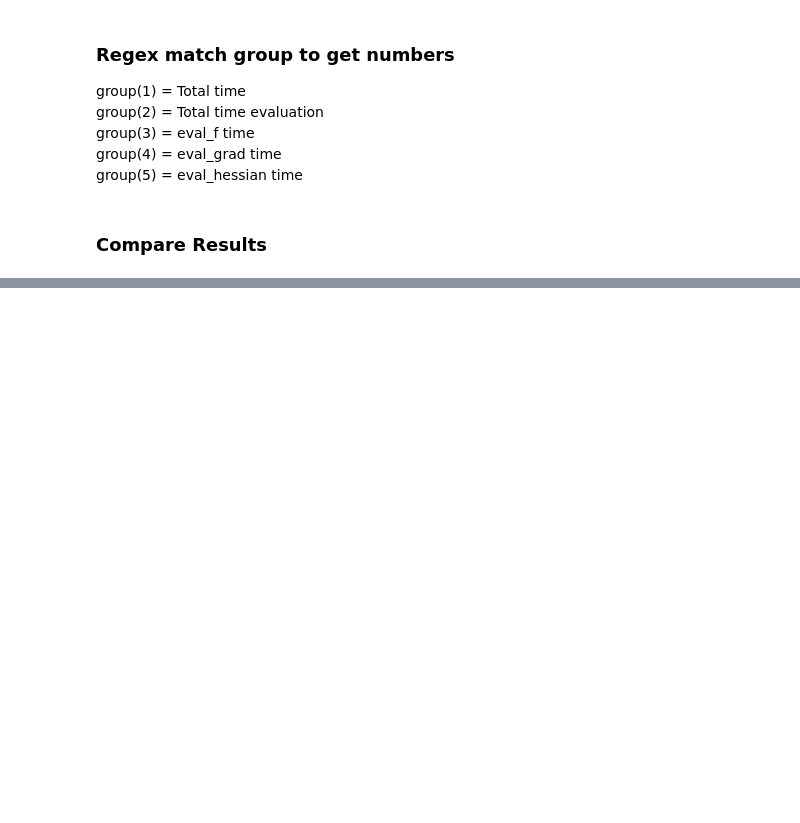
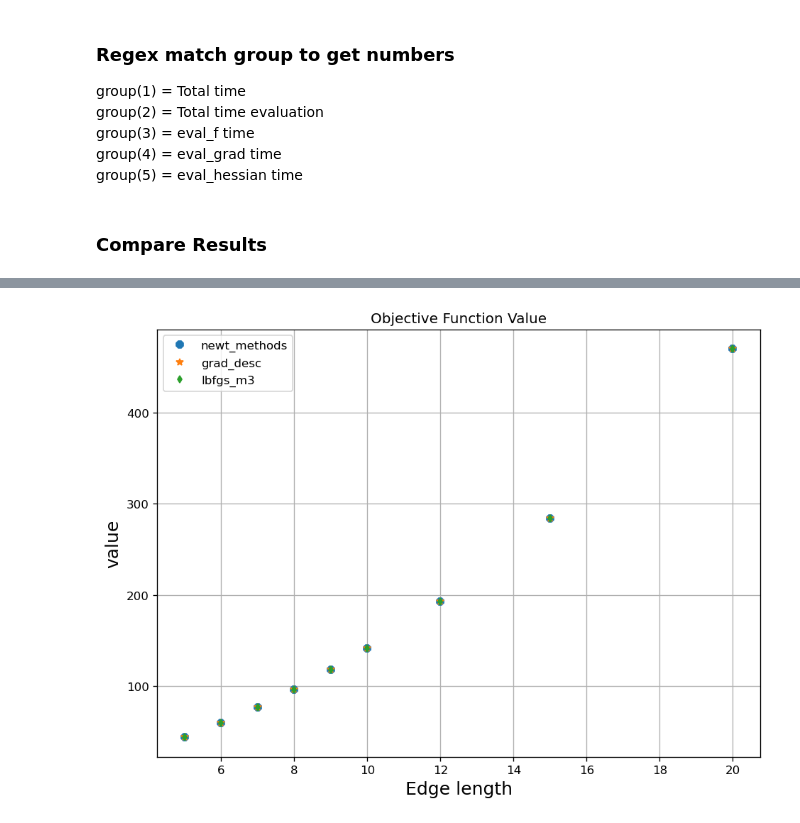
Before and after one commit to Shurikal/aopt, a Jupyter notebook: aopt-exercise7/create_data.ipynb, the cells around one changed output, grey strips where cells are left out. Saved outputs shown, nothing was run; the diff lists cells and outputs as text; code cells hidden in the pictures; blank space fills up the shorter version.

```diff
--- a/aopt-exercise7/create_data.ipynb
+++ b/aopt-exercise7/create_data.ipynb
@@ -173,7 +174,8 @@ for column in results["Spring without length"]["5"]:
     "eval_grad time" : [],
     "eval_hessian time" : [],
     "Initial MassSpring system energy" : [],
-    "Objective Function Value" : []
+    "Objective Function Value" : [],
+        "Iterations" : []
     }
 
     for dim in dimensions:
@@ -208,0 +211,21 @@ plt.show()
+# %%
+fig, ax = plt.subplots(figsize=(8, 6), dpi=120)
+ax.plot(dimensions,dic["newt_methods"]["Objective Function Value"], linestyle='None', marker='8',markersize=7)
+ax.plot( dimensions,dic["grad_desc"]["Objective Function Value"], linestyle='None', marker='*',markersize=6)
+ax.plot( dimensions,dic["lbfgs_m3"]["Objective Function Value"], linestyle='None', marker='d',markersize=4)
+
+
+
+ax.legend(["newt_methods","grad_desc","lbfgs_m3"])
+
+
+ax.set_xlabel(r'Edge length', fontsize=15)
+ax.set_ylabel(r'value', fontsize=15)
+ax.set_title('Objective Function Value')
+
+ax.grid(True)
+fig.tight_layout()
+
+plt.show()
+# %% [output]
+[figure, added]
```
Also changed, not shown: parts of 6 cells of this notebook, 2 other files.
